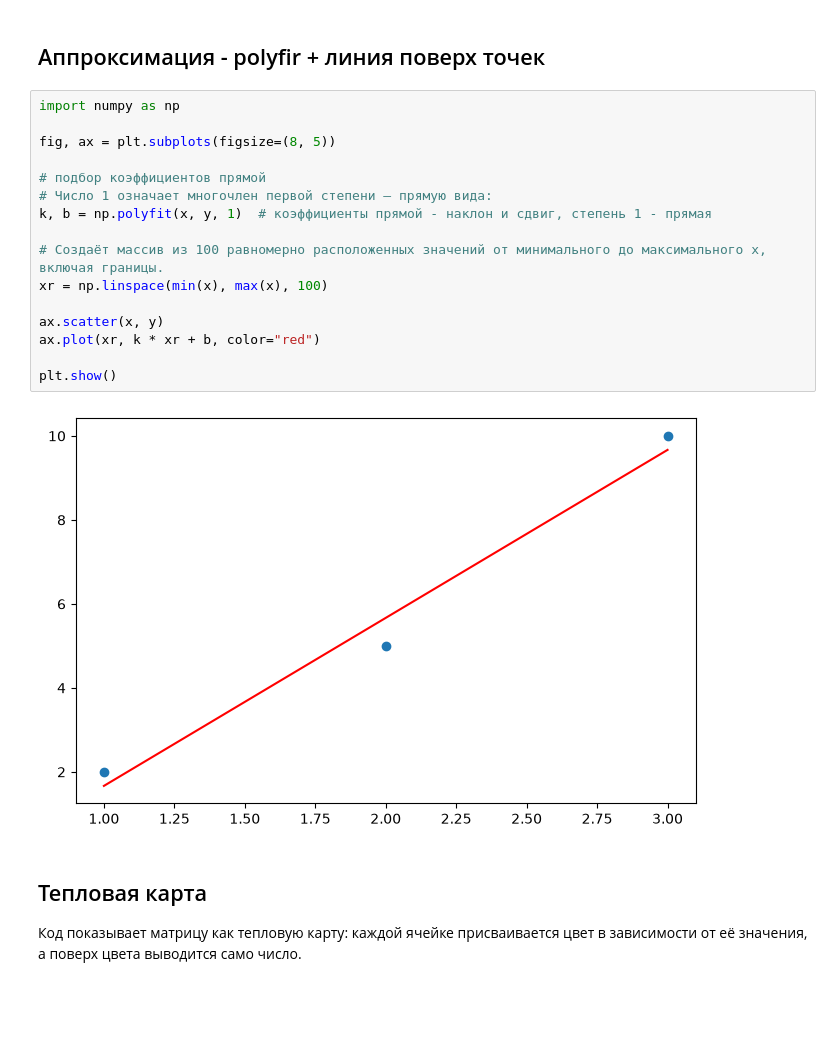
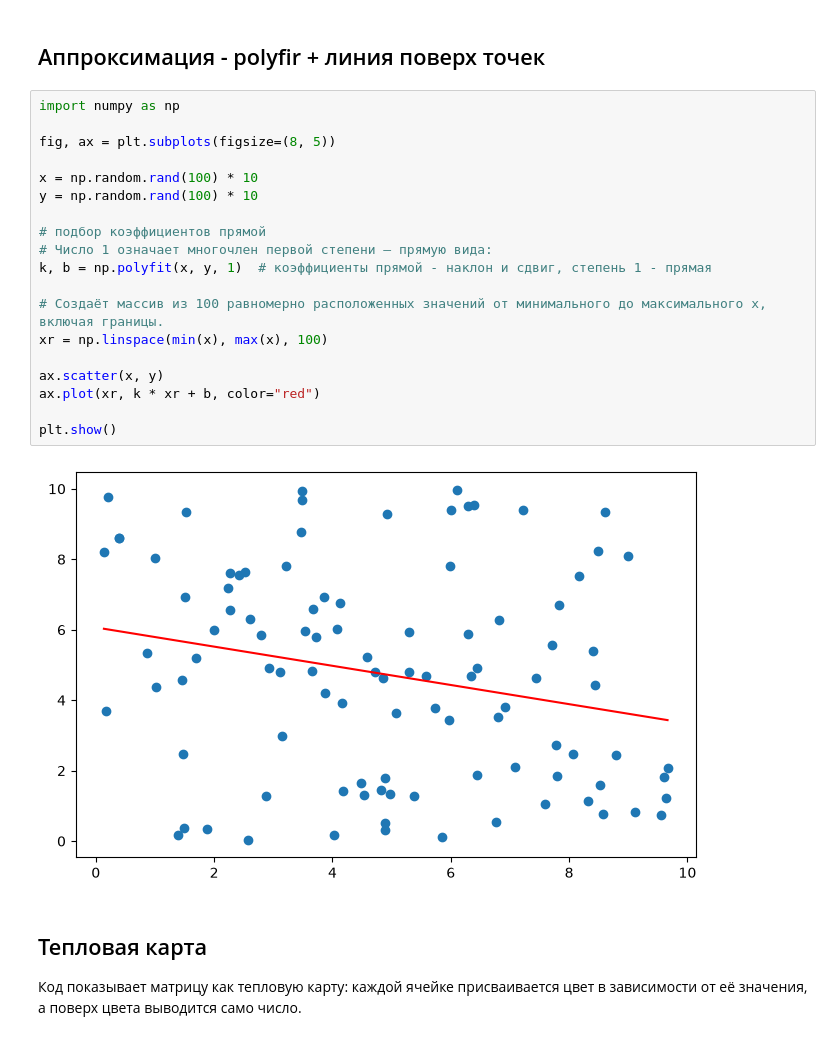
Before and after one commit to Apolonig/Learning_ML, a Jupyter notebook: libraries/learn_matplotlib/pro_matplotlib.ipynb, the cells around one changed output. Cells and saved outputs as stored; diff of their text form; blank space fills up the shorter version.

```diff
--- a/libraries/learn_matplotlib/pro_matplotlib.ipynb
+++ b/libraries/learn_matplotlib/pro_matplotlib.ipynb
@@ -77,21 +77,24 @@ plt.show()
 # %%
 import numpy as np
 
 fig, ax = plt.subplots(figsize=(8, 5))
+
+x = np.random.rand(100) * 10
+y = np.random.rand(100) * 10
 
 # подбор коэффициентов прямой
 # Число 1 означает многочлен первой степени — прямую вида:
 k, b = np.polyfit(x, y, 1)  # коэффициенты прямой - наклон и сдвиг, степень 1 - прямая
 
 # Создаёт массив из 100 равномерно расположенных значений от минимального до максимального x, включая границы.
 xr = np.linspace(min(x), max(x), 100)
 
 ax.scatter(x, y)
 ax.plot(xr, k * xr + b, color="red")
 
 plt.show()
 # %% [output]
-[figure, old version]
+[figure, new version]
 # %% [markdown]
 ## Тепловая карта
 
```
Also changed, not shown: 4 other files.
